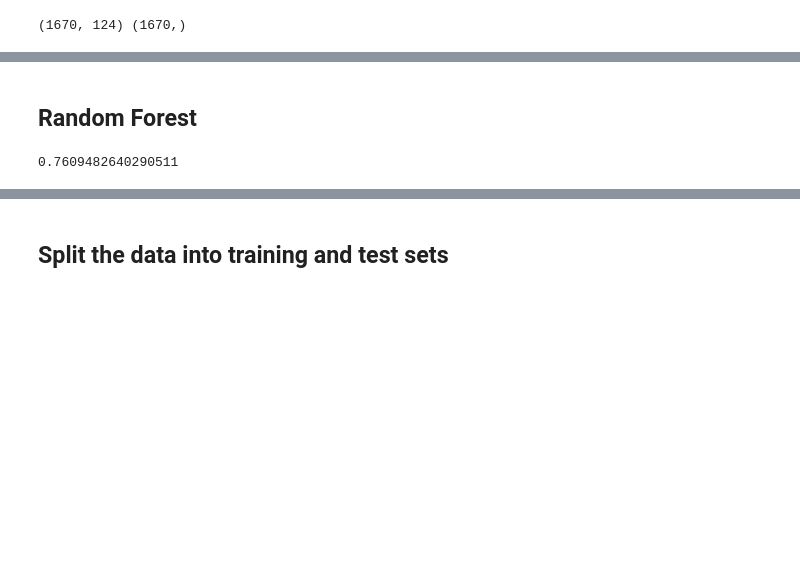
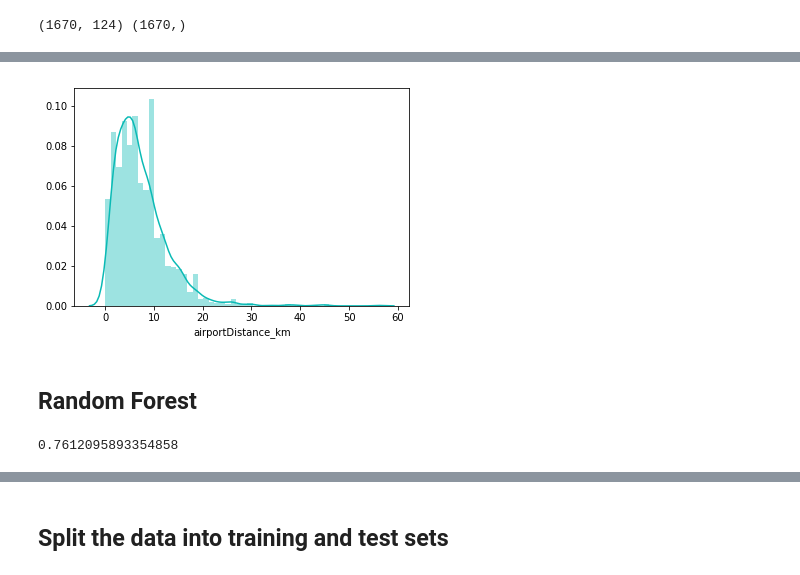
Before and after one commit to janelcv/Hotel_Rating_Analysis, a Jupyter notebook: Hotel_Ratings_Analysis-07.ipynb, the cells around one changed output, grey strips where cells are left out. Drawn from its saved outputs; the diff is of its cells as text; code cells hidden in the pictures; blank space fills up the shorter version.

```diff
--- a/Hotel_Ratings_Analysis-07.ipynb
+++ b/Hotel_Ratings_Analysis-07.ipynb
@@ -69,3 +92,8 @@ print(X_standard.shape, y.shape)
+# %%
+# Distances from nearest airport
+g2 = sns.distplot(df["airportDistance_km"], color = "#0abab5")
+# %% [output]
+[figure, added]
 # %% [markdown]
 ## Random Forest
 # %%
@@ -74,12 +103,12 @@ from sklearn.ensemble import RandomForestRegressor
 # %%
 # Create a random forest regressor (for continuous explanatory variables, like scaled values)
 rf = RandomForestRegressor(n_estimators = 500)
-rf_reg = rf.fit(X_standard, y)
+rf_reg = rf.fit(Xstd_high_var, y)
 
 # Get the coefficient of determination (R^2) of the random forest prediction
-rf_reg.score(X_standard, y)
+rf_reg.score(Xstd_high_var, y)
 # %% [output]
-0.7609482640290511
+0.7612095893354858
 # %%
 # Variable importance
 impt = rf_reg.feature_importances_
```
Also changed, not shown: parts of 35 cells of this notebook.
